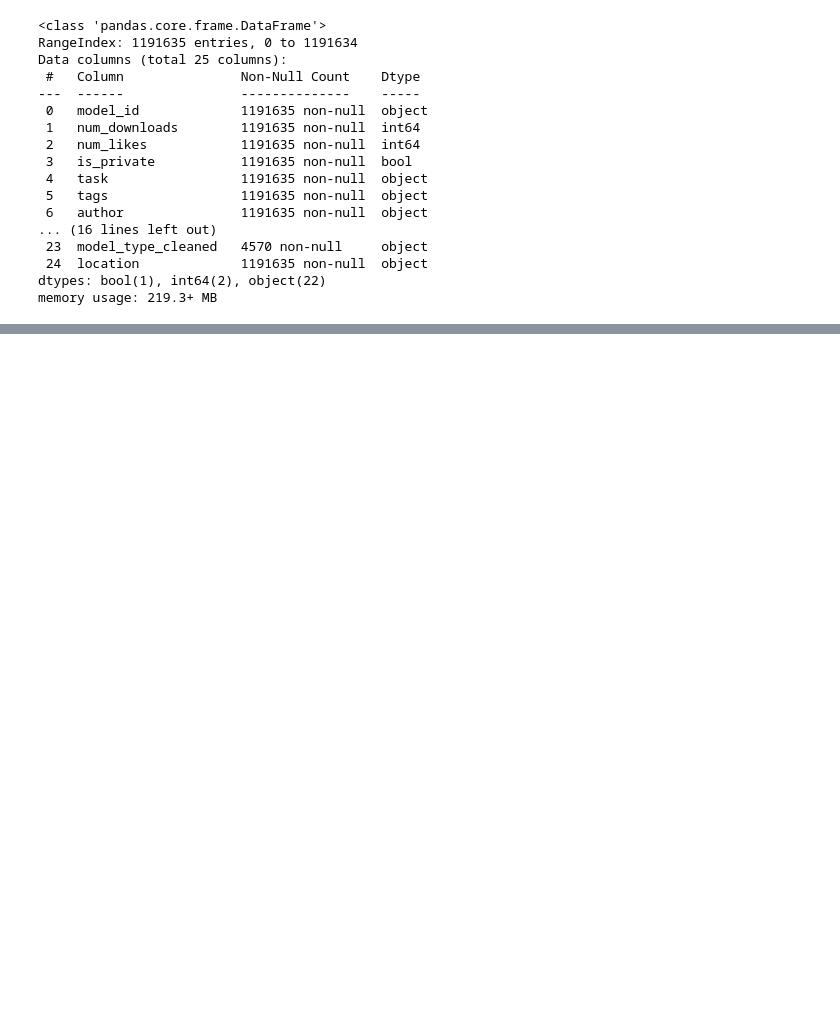
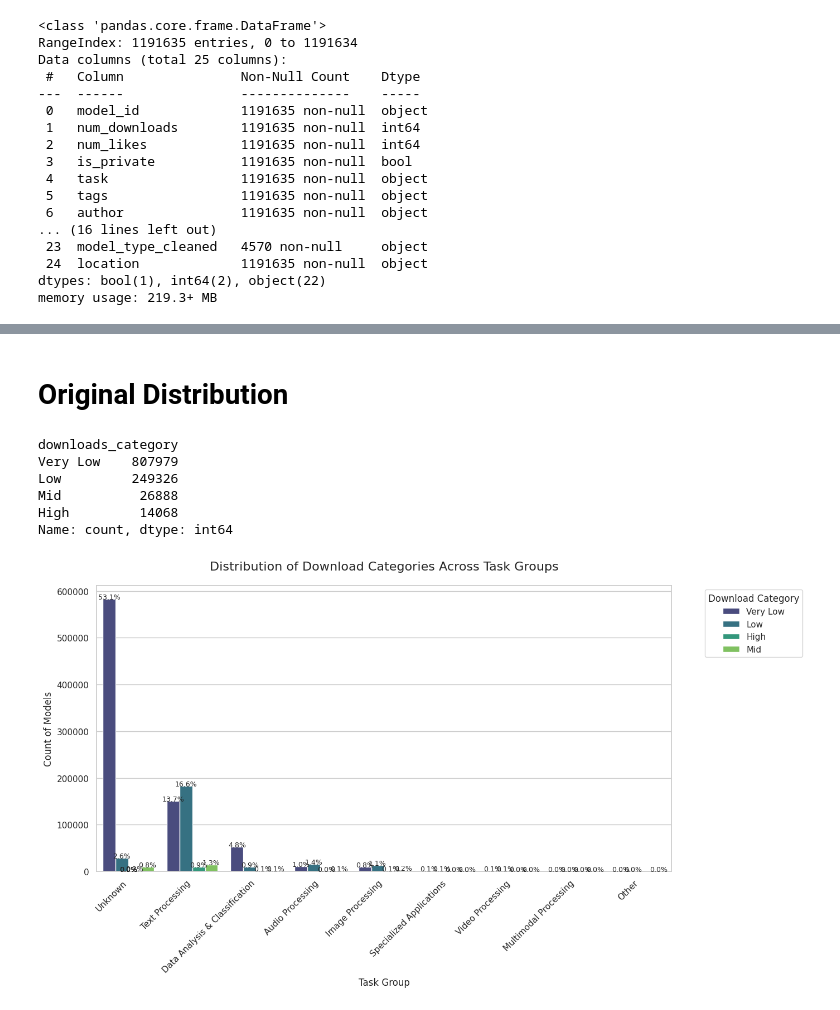
Before and after one commit to Sahil1709/POTNet, a Jupyter notebook: test.ipynb, the cells around one changed output, grey strips where cells are left out. Drawn from its saved outputs; the diff is of its cells as text; code cells hidden in the pictures; blank space fills up the shorter version.

```diff
--- a/test.ipynb
+++ b/test.ipynb
@@ -641,2 +663,0 @@ df.duplicated().sum()
-# %%
-df = pd.read_csv('data/hf_models_withmodelcard_nov2024.csv')
@@ -777,0 +755,12 @@ Testing Time: 5.70 seconds
+# %% [markdown]
+# Original Distribution
+# %%
+create_distrib(df)
+# %% [output]
+downloads_category
+Very Low    807979
+Low         249326
+Mid          26888
+High         14068
+Name: count, dtype: int64
+[figure, added]
```
Also changed, not shown: parts of 26 cells of this notebook, 5 other files.
